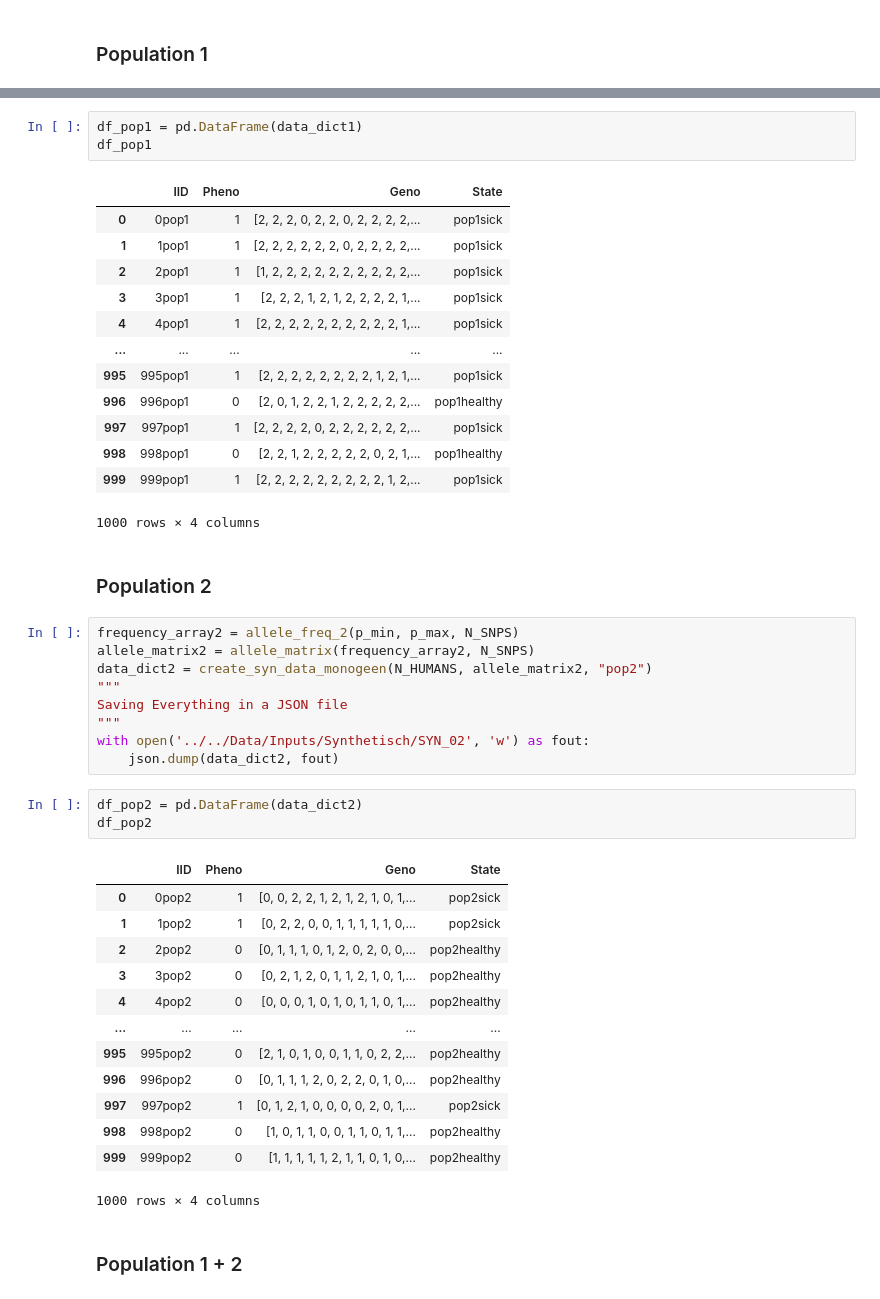
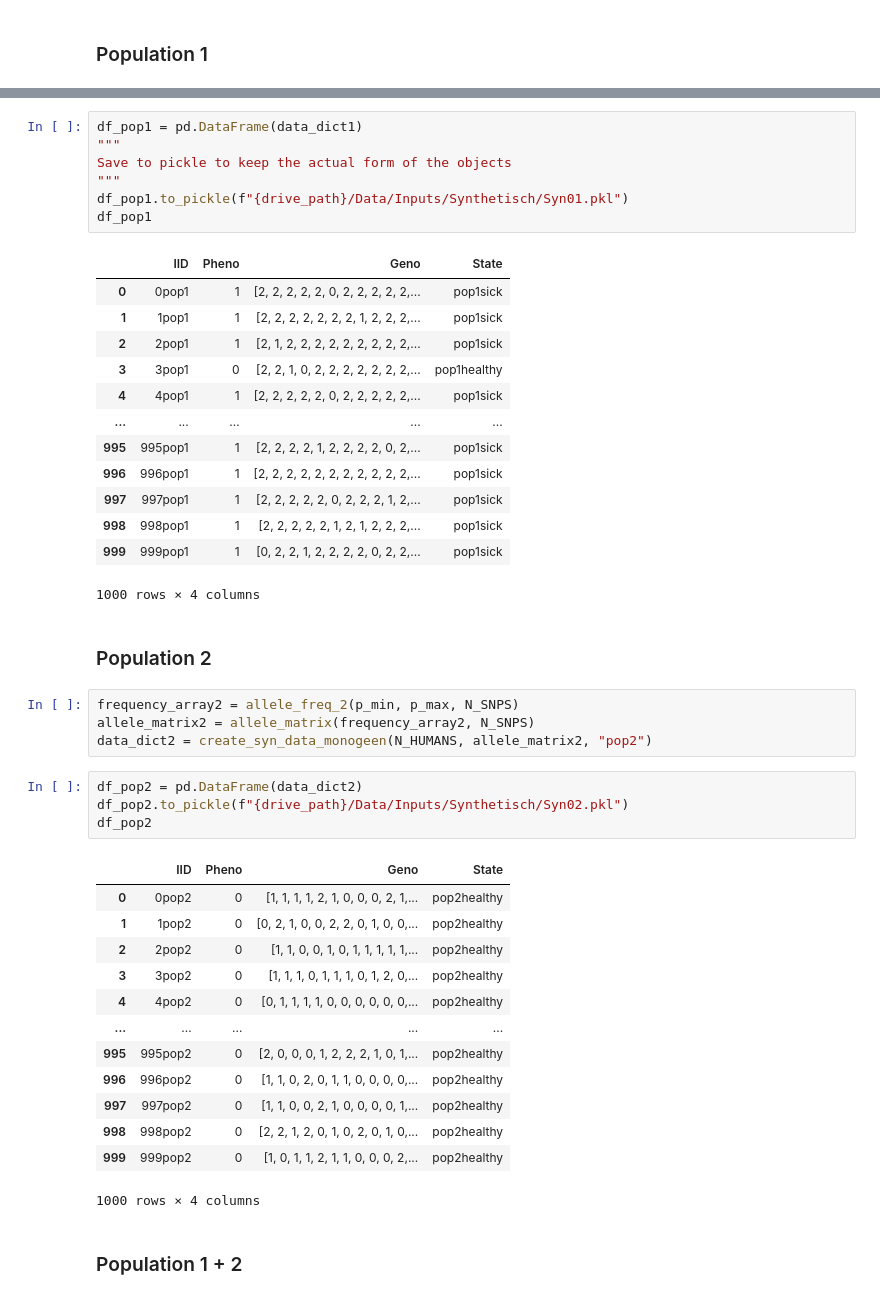
Before and after one commit to mat2m10/FrequencyFinder, a Jupyter notebook: Notebooks/Synthetisch/Synthetic_Data_Generation.ipynb, the cells around one changed output, grey strips where cells are left out. Cells and saved outputs as stored; diff of their text form.

```diff
--- a/Notebooks/Synthetisch/Synthetic_Data_Generation.ipynb
+++ b/Notebooks/Synthetisch/Synthetic_Data_Generation.ipynb
@@ -60,20 +64,24 @@ data_dict1[0]
  'State': 'pop1sick'}
 # %%
 df_pop1 = pd.DataFrame(data_dict1)
+"""
+Save to pickle to keep the actual form of the objects
+"""
+df_pop1.to_pickle(f"{drive_path}/Data/Inputs/Synthetisch/Syn01.pkl")
 df_pop1
 # %% [output]
 |  | IID | Pheno | Geno | State |
-| 0 | 0pop1 | 1 | [2, 2, 2, 0, 2, 2, 0, 2, 2, 2, 2,... | pop1sick |
-| 1 | 1pop1 | 1 | [2, 2, 2, 2, 2, 2, 0, 2, 2, 2, 2,... | pop1sick |
-| 2 | 2pop1 | 1 | [1, 2, 2, 2, 2, 2, 2, 2, 2, 2, 2,... | pop1sick |
-| 3 | 3pop1 | 1 | [2, 2, 2, 1, 2, 1, 2, 2, 2, 2, 1,... | pop1sick |
-| 4 | 4pop1 | 1 | [2, 2, 2, 2, 2, 2, 2, 2, 2, 2, 1,... | pop1sick |
+| 0 | 0pop1 | 1 | [2, 2, 2, 2, 2, 0, 2, 2, 2, 2, 2,... | pop1sick |
+| 1 | 1pop1 | 1 | [2, 2, 2, 2, 2, 2, 2, 1, 2, 2, 2,... | pop1sick |
+| 2 | 2pop1 | 1 | [2, 1, 2, 2, 2, 2, 2, 2, 2, 2, 2,... | pop1sick |
+| 3 | 3pop1 | 0 | [2, 2, 1, 0, 2, 2, 2, 2, 2, 2, 2,... | pop1healthy |
+| 4 | 4pop1 | 1 | [2, 2, 2, 2, 2, 0, 2, 2, 2, 2, 2,... | pop1sick |
 | ... | ... | ... | ... | ... |
-| 995 | 995pop1 | 1 | [2, 2, 2, 2, 2, 2, 2, 2, 1, 2, 1,... | pop1sick |
-| 996 | 996pop1 | 0 | [2, 0, 1, 2, 2, 1, 2, 2, 2, 2, 2,... | pop1healthy |
-| 997 | 997pop1 | 1 | [2, 2, 2, 2, 0, 2, 2, 2, 2, 2, 2,... | pop1sick |
-| 998 | 998pop1 | 0 | [2, 2, 1, 2, 2, 2, 2, 2, 0, 2, 1,... | pop1healthy |
-| 999 | 999pop1 | 1 | [2, 2, 2, 2, 2, 2, 2, 2, 2, 1, 2,... | pop1sick |
+| 995 | 995pop1 | 1 | [2, 2, 2, 2, 1, 2, 2, 2, 2, 0, 2,... | pop1sick |
+| 996 | 996pop1 | 1 | [2, 2, 2, 2, 2, 2, 2, 2, 2, 2, 2,... | pop1sick |
+| 997 | 997pop1 | 1 | [2, 2, 2, 2, 2, 0, 2, 2, 2, 1, 2,... | pop1sick |
+| 998 | 998pop1 | 1 | [2, 2, 2, 2, 2, 1, 2, 1, 2, 2, 2,... | pop1sick |
+| 999 | 999pop1 | 1 | [0, 2, 2, 1, 2, 2, 2, 2, 0, 2, 2,... | pop1sick |
 1000 rows × 4 columns
 # %% [markdown]
 ###  Population 2
@@ -81,27 +89,23 @@ df_pop1
 frequency_array2 = allele_freq_2(p_min, p_max, N_SNPS)
 allele_matrix2 = allele_matrix(frequency_array2, N_SNPS)
 data_dict2 = create_syn_data_monogeen(N_HUMANS, allele_matrix2, "pop2")
-"""
-Saving Everything in a JSON file
-"""
-with open('../../Data/Inputs/Synthetisch/SYN_02', 'w') as fout:
-    json.dump(data_dict2, fout)
 # %%
 df_pop2 = pd.DataFrame(data_dict2)
+df_pop2.to_pickle(f"{drive_path}/Data/Inputs/Synthetisch/Syn02.pkl")
 df_pop2
 # %% [output]
 |  | IID | Pheno | Geno | State |
-| 0 | 0pop2 | 1 | [0, 0, 2, 2, 1, 2, 1, 2, 1, 0, 1,... | pop2sick |
-| 1 | 1pop2 | 1 | [0, 2, 2, 0, 0, 1, 1, 1, 1, 1, 0,... | pop2sick |
-| 2 | 2pop2 | 0 | [0, 1, 1, 1, 0, 1, 2, 0, 2, 0, 0,... | pop2healthy |
-| 3 | 3pop2 | 0 | [0, 2, 1, 2, 0, 1, 1, 2, 1, 0, 1,... | pop2healthy |
-| 4 | 4pop2 | 0 | [0, 0, 0, 1, 0, 1, 0, 1, 1, 0, 1,... | pop2healthy |
+| 0 | 0pop2 | 0 | [1, 1, 1, 1, 2, 1, 0, 0, 0, 2, 1,... | pop2healthy |
+| 1 | 1pop2 | 0 | [0, 2, 1, 0, 0, 2, 2, 0, 1, 0, 0,... | pop2healthy |
+| 2 | 2pop2 | 0 | [1, 1, 0, 0, 1, 0, 1, 1, 1, 1, 1,... | pop2healthy |
+| 3 | 3pop2 | 0 | [1, 1, 1, 0, 1, 1, 1, 0, 1, 2, 0,... | pop2healthy |
+| 4 | 4pop2 | 0 | [0, 1, 1, 1, 1, 0, 0, 0, 0, 0, 0,... | pop2healthy |
 | ... | ... | ... | ... | ... |
-| 995 | 995pop2 | 0 | [2, 1, 0, 1, 0, 0, 1, 1, 0, 2, 2,... | pop2healthy |
-| 996 | 996pop2 | 0 | [0, 1, 1, 1, 2, 0, 2, 2, 0, 1, 0,... | pop2healthy |
-| 997 | 997pop2 | 1 | [0, 1, 2, 1, 0, 0, 0, 0, 2, 0, 1,... | pop2sick |
-| 998 | 998pop2 | 0 | [1, 0, 1, 1, 0, 0, 1, 1, 0, 1, 1,... | pop2healthy |
-| 999 | 999pop2 | 0 | [1, 1, 1, 1, 1, 2, 1, 1, 0, 1, 0,... | pop2healthy |
+| 995 | 995pop2 | 0 | [2, 0, 0, 0, 1, 2, 2, 2, 1, 0, 1,... | pop2healthy |
+| 996 | 996pop2 | 0 | [1, 1, 0, 2, 0, 1, 1, 0, 0, 0, 0,... | pop2healthy |
+| 997 | 997pop2 | 0 | [1, 1, 0, 0, 2, 1, 0, 0, 0, 0, 1,... | pop2healthy |
+| 998 | 998pop2 | 0 | [2, 2, 1, 2, 0, 1, 0, 2, 0, 1, 0,... | pop2healthy |
+| 999 | 999pop2 | 0 | [1, 0, 1, 1, 2, 1, 1, 0, 0, 0, 2,... | pop2healthy |
 1000 rows × 4 columns
 # %% [markdown]
 ### Population 1 + 2
```
Also changed, not shown: parts of 12 cells of this notebook.
